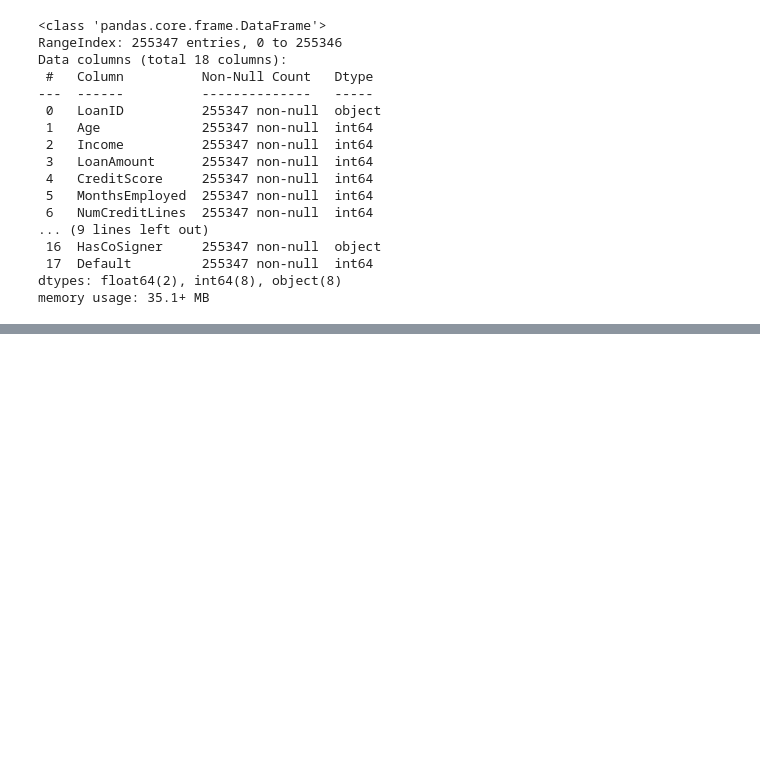
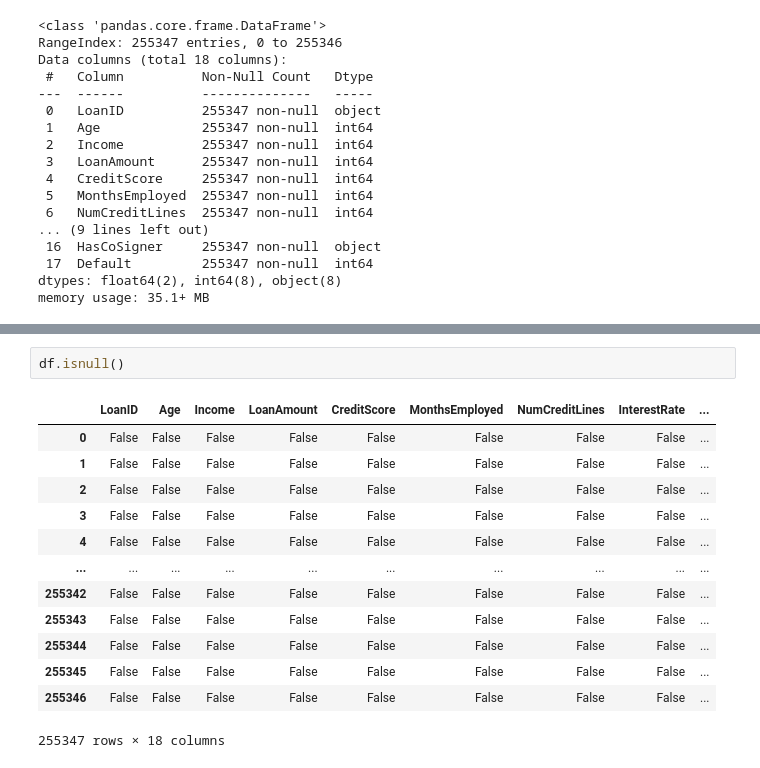
Before and after one commit to springboardmentor891v/CreditPathAI_Oct_Batch, a Jupyter notebook: work_15_Oct.ipynb, the cells around one changed output, grey strips where cells are left out. Saved outputs shown, nothing was run; the diff lists cells and outputs as text; blank space fills up the shorter version.

```diff
--- a/work_15_Oct.ipynb
+++ b/work_15_Oct.ipynb
@@ -93,0 +102,16 @@ df.describe()
+# %%
+df.isnull()
+# %% [output]
+|  | LoanID | Age | Income | LoanAmount | CreditScore | MonthsEmployed | NumCreditLines | InterestRate | ... |
+| 0 | False | False | False | False | False | False | False | False | ... |
+| 1 | False | False | False | False | False | False | False | False | ... |
+| 2 | False | False | False | False | False | False | False | False | ... |
+| 3 | False | False | False | False | False | False | False | False | ... |
+| 4 | False | False | False | False | False | False | False | False | ... |
+| ... | ... | ... | ... | ... | ... | ... | ... | ... | ... |
+| 255342 | False | False | False | False | False | False | False | False | ... |
+| 255343 | False | False | False | False | False | False | False | False | ... |
+| 255344 | False | False | False | False | False | False | False | False | ... |
+| 255345 | False | False | False | False | False | False | False | False | ... |
+| 255346 | False | False | False | False | False | False | False | False | ... |
+255347 rows × 18 columns
```
Also changed, not shown: parts of 3 cells of this notebook, 2 other files.
